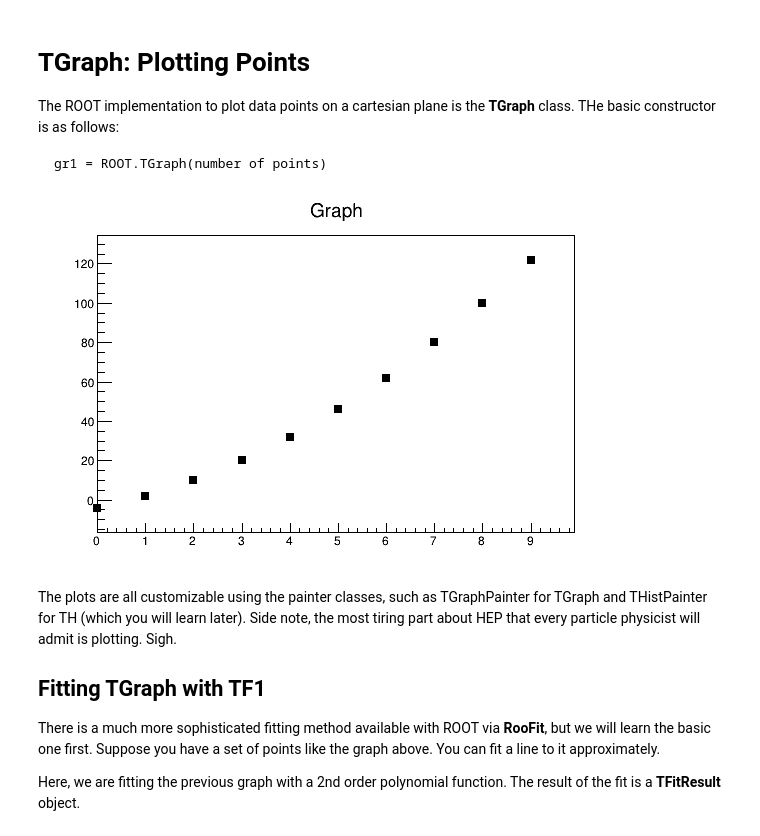
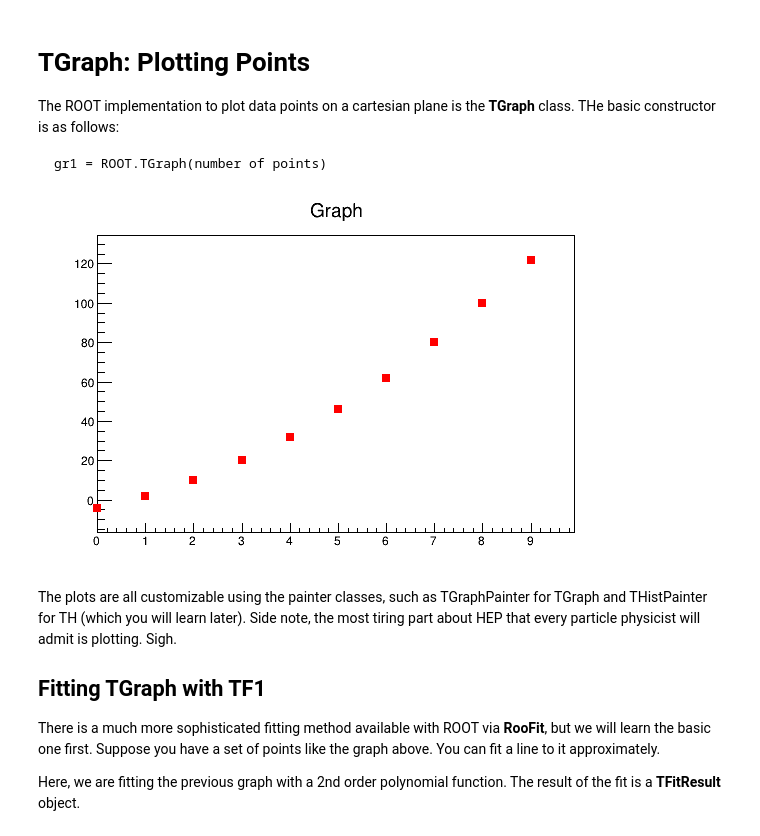
Before and after one commit to afyqazraei/MalayaHEPTutorials, a Jupyter notebook: IntroToROOT/IntroToROOT.ipynb, the cells around one changed output. Saved outputs shown, nothing was run; the diff lists cells and outputs as text; code cells hidden in the pictures.

```diff
--- a/IntroToROOT/IntroToROOT.ipynb
+++ b/IntroToROOT/IntroToROOT.ipynb
@@ -104,24 +104,24 @@ gr1 = ROOT.TGraph(number of points)
 # %%
 import numpy as np
 
 xg    = np.arange(0, 10, 1)
 graph = ROOT.TGraph(len(xg))
 
 # plotting the point
 for i, xgi in enumerate(xg):
     yg = y.Eval(xgi)
     graph.SetPoint(i, xgi, yg)
 
 # plotting aesthetics
 canv.Clear()
-graph.SetMarkerColor(ROOT.kBlack)
+graph.SetMarkerColor(ROOT.kRed)
 graph.SetMarkerStyle(21)
 graph.SetMarkerSize(1)
 graph.Draw("AP")
 
 canv.Draw()
 # %% [output]
-[figure, old version]
+[figure, new version]
 # %% [markdown]
 The plots are all customizable using the painter classes, such as TGraphPainter for TGraph and THistPainter for TH (which you will learn later). Side note, the most tiring part about HEP that every particle physicist will admit is plotting. Sigh.
 
```
Also changed, not shown: parts of 13 cells of this notebook.
